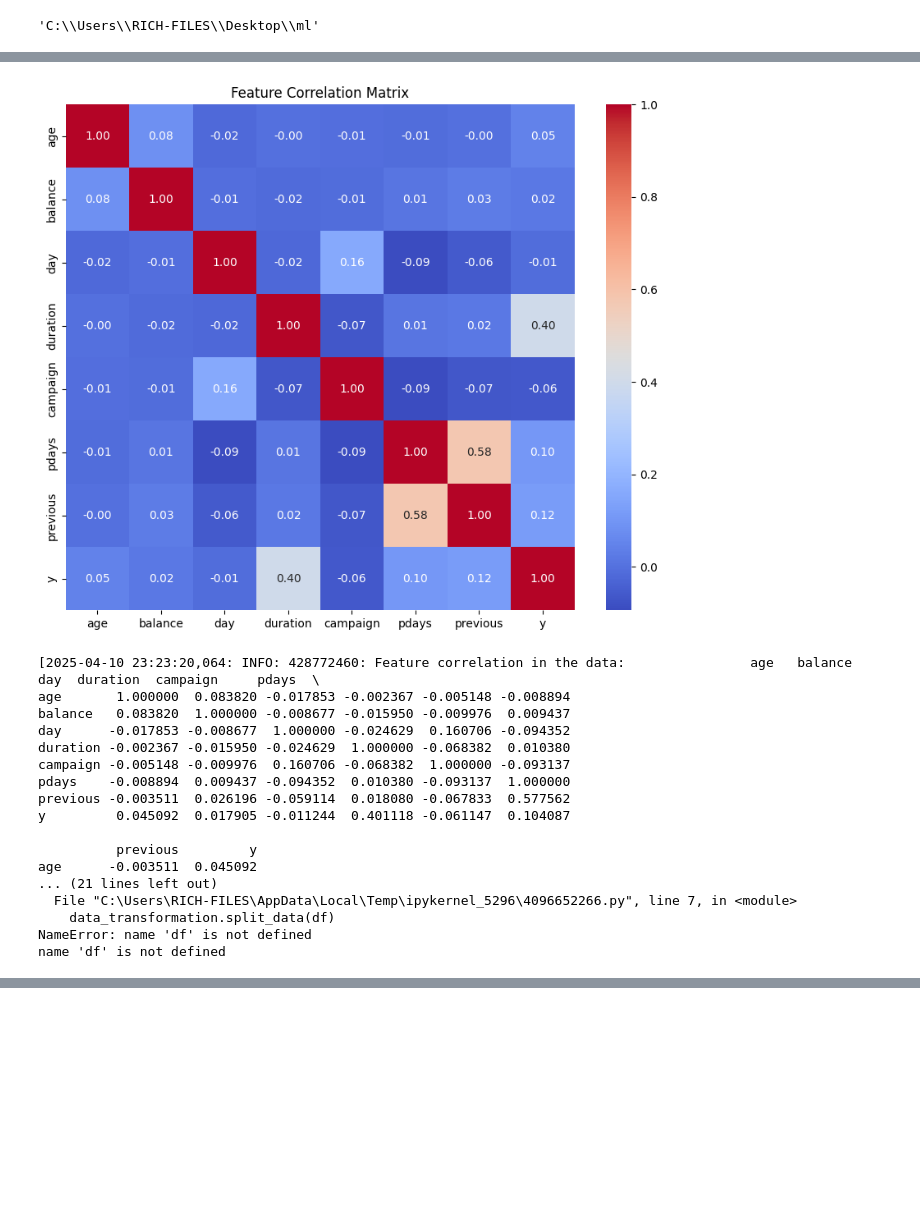
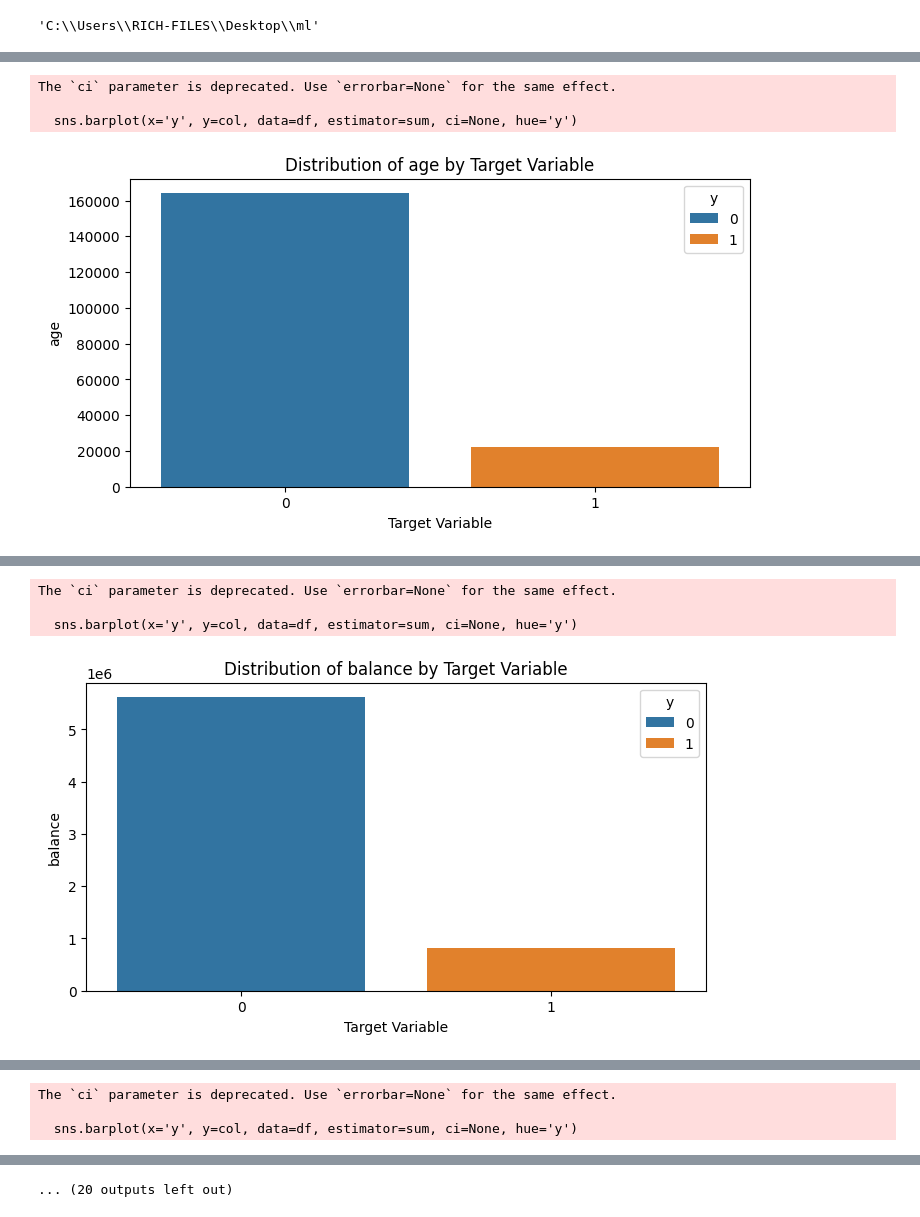
Before and after one commit to richardmukechiwa/client-subscription-prediction, a Jupyter notebook: research/data_transformation.ipynb, the cells around one changed output, grey strips where cells are left out. Drawn from its saved outputs; the diff is of its cells as text; code cells hidden in the pictures; blank space fills up the shorter version.

Commit message:
Data Transformation update

```diff
--- a/research/data_transformation.ipynb
+++ b/research/data_transformation.ipynb
@@ -214,7 +272,7 @@ try:
     config = ConfigurationManager()
     data_transformation_config = config.get_data_transformation_config()
     data_transformation = DataTransformation(config=data_transformation_config)
-    data_transformation.initiate_data_transformation()
+    df = data_transformation.initiate_data_transformation()
     data_transformation.split_data(df)
     print("Data transformation completed successfully")
 except Exception as e:
@@ -242,18 +302,4 @@ Name: count, dtype: int64]
+The `ci` parameter is deprecated. Use `errorbar=None` for the same effect.
+
+  sns.barplot(x='y', y=col, data=df, estimator=sum, ci=None, hue='y')
-[figure, old version]
+[figure, new version]
-[2025-04-10 23:23:20,064: INFO: 428772460: Feature correlation in the data:                age   balance       day  duration  campaign     pdays  \
-age       1.000000  0.083820 -0.017853 -0.002367 -0.005148 -0.008894
-balance   0.083820  1.000000 -0.008677 -0.015950 -0.009976  0.009437
-day      -0.017853 -0.008677  1.000000 -0.024629  0.160706 -0.094352
-duration -0.002367 -0.015950 -0.024629  1.000000 -0.068382  0.010380
-campaign -0.005148 -0.009976  0.160706 -0.068382  1.000000 -0.093137
-pdays    -0.008894  0.009437 -0.094352  0.010380 -0.093137  1.000000
-previous -0.003511  0.026196 -0.059114  0.018080 -0.067833  0.577562
-y         0.045092  0.017905 -0.011244  0.401118 -0.061147  0.104087
-
-          previous         y
-age      -0.003511  0.045092
-... (21 lines left out)
-  File "C:\Users\RICH-FILES\AppData\Local\Temp\ipykernel_5296\4096652266.py", line 7, in <module>
-    data_transformation.split_data(df)
-NameError: name 'df' is not defined
-name 'df' is not defined
@@ -259,0 +308,4 @@ name 'df' is not defined
+The `ci` parameter is deprecated. Use `errorbar=None` for the same effect.
+
+  sns.barplot(x='y', y=col, data=df, estimator=sum, ci=None, hue='y')
+[figure, added]
@@ -259,0 +313,3 @@ name 'df' is not defined
+The `ci` parameter is deprecated. Use `errorbar=None` for the same effect.
+
+  sns.barplot(x='y', y=col, data=df, estimator=sum, ci=None, hue='y')
@@ -259,0 +318 @@ name 'df' is not defined
+... (20 outputs left out)
```
Also changed, not shown: parts of 2 cells of this notebook, 9 other files.
